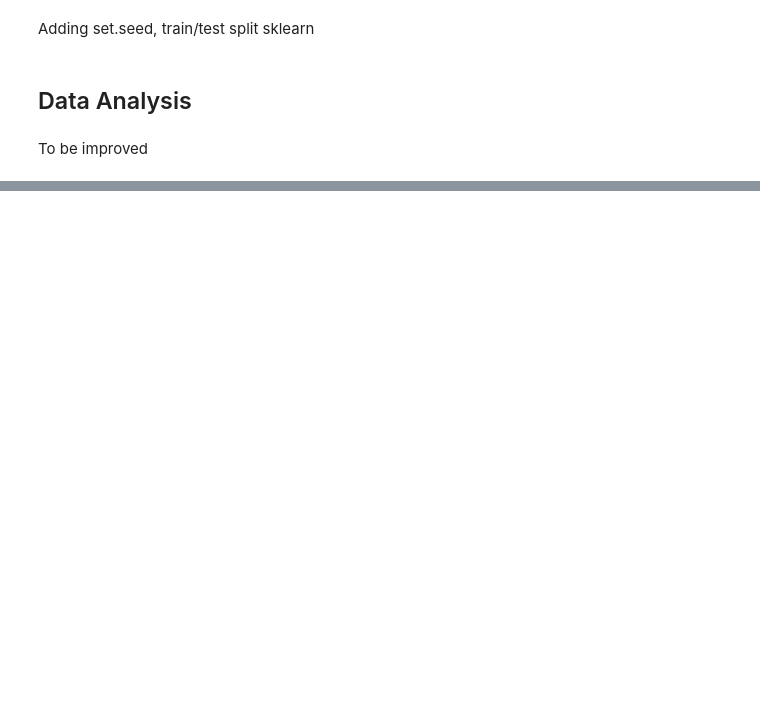
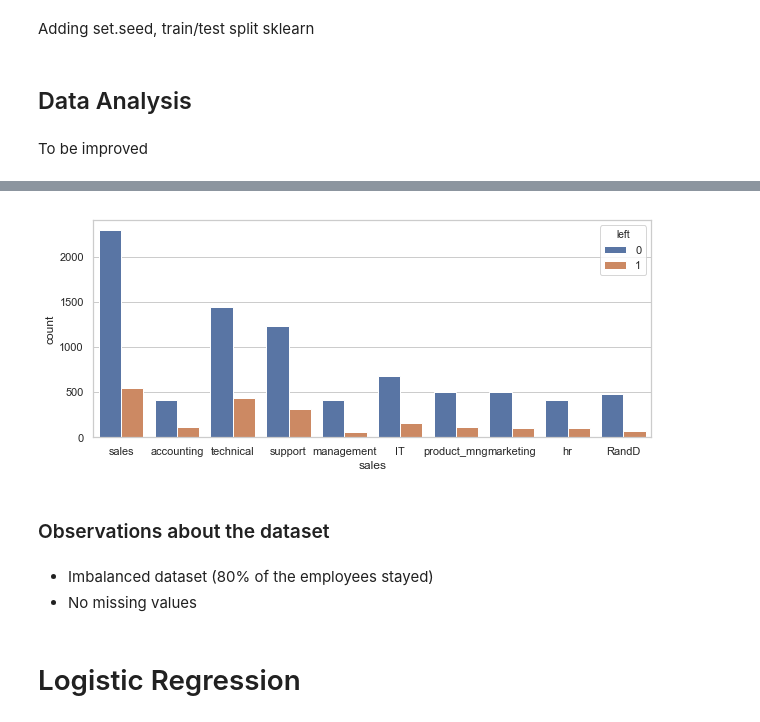
Before and after one commit to TristanBeucher/HR-Analytics, a Jupyter notebook: HR analytics.ipynb, the cells around one changed output, grey strips where cells are left out. Saved outputs shown, nothing was run; the diff lists cells and outputs as text; code cells hidden in the pictures; blank space fills up the shorter version.

```diff
--- a/HR analytics.ipynb
+++ b/HR analytics.ipynb
@@ -133,0 +174,12 @@ Theses employees are 8342 . That represents approximately 80 % de la base de don
+# %%
+sns.set(style="whitegrid")
+plt.figure(figsize=(10,4))
+ax = sns.countplot(x="sales", hue = "left",  data=hr_good)
+plt.show()
+# %% [output]
+[figure, added]
+# %% [markdown]
+### Observations about the dataset
+# %% [markdown]
+- Imbalanced dataset (80% of the employees stayed)
+- No missing values
@@ -133,0 +194,2 @@ Theses employees are 8342 . That represents approximately 80 % de la base de don
+# %% [markdown]
+# Logistic Regression
```
Also changed, not shown: parts of 9 cells of this notebook.
